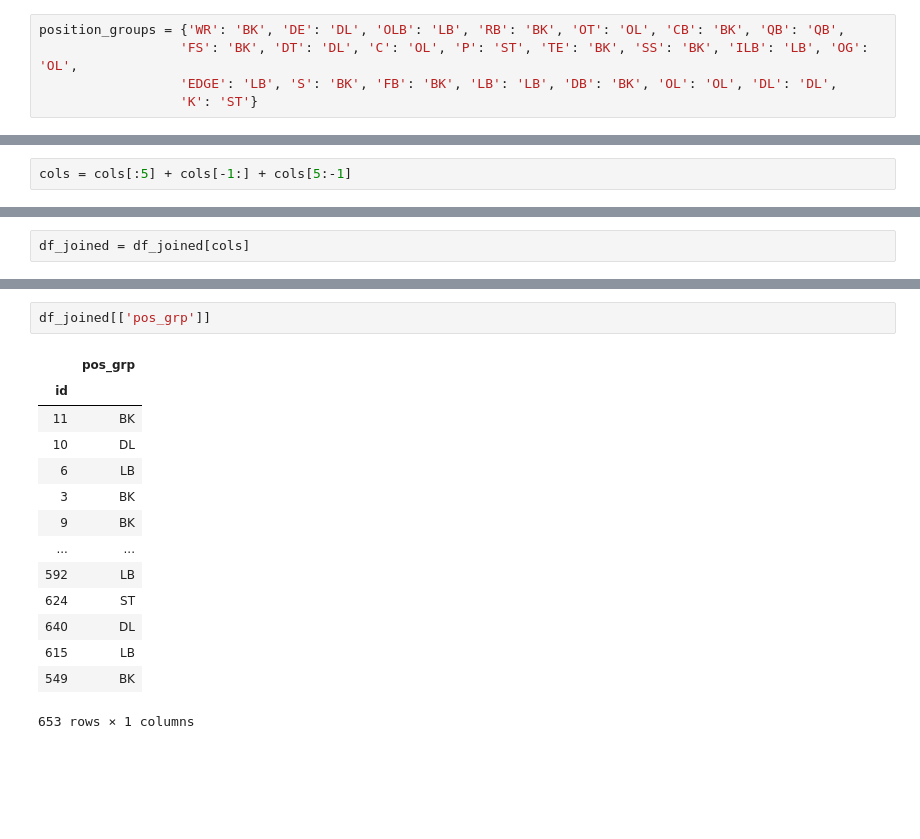
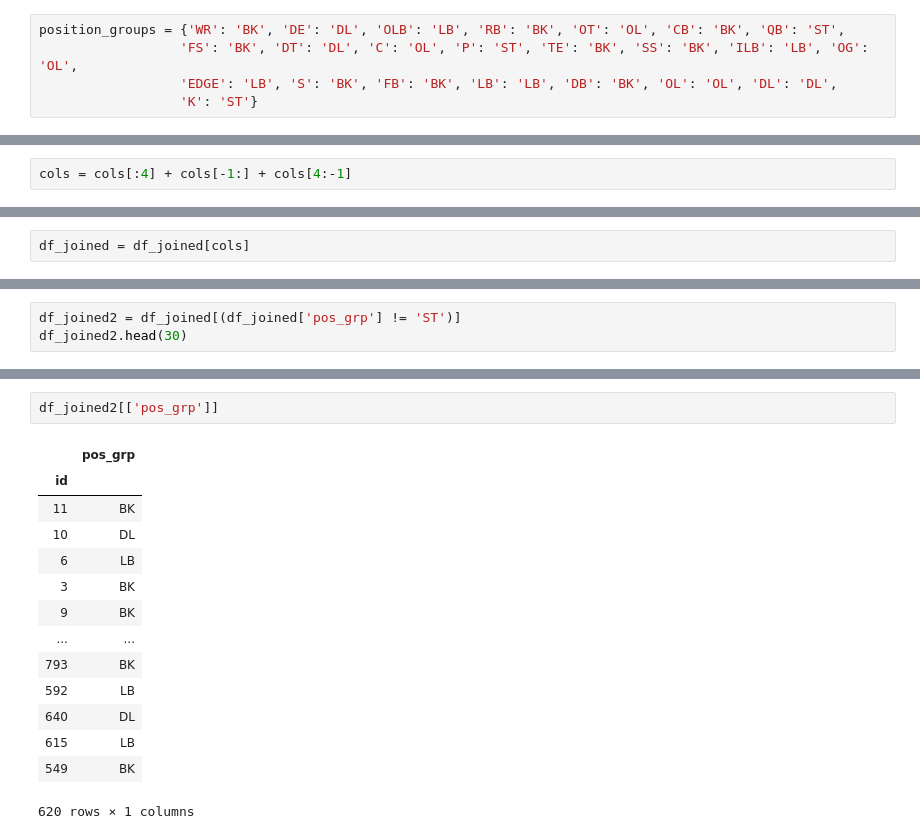
Before and after one commit to j-gilkey/nfl_draft_regression, a Jupyter notebook: nfl_dummy.ipynb, the cells around one changed output, grey strips where cells are left out. Drawn from its saved outputs; the diff is of its cells as text; blank space fills up the shorter version.

```diff
--- a/nfl_dummy.ipynb
+++ b/nfl_dummy.ipynb
@@ -37,7 +38,7 @@ array(['WR', 'DE', 'OLB', 'RB', 'OT', 'CB', 'QB', 'FS', 'DT', 'C', 'P',
        'TE', 'SS', 'ILB', 'OG', 'EDGE', 'S', 'FB', 'LB', 'DB', 'OL', 'DL',
        'K'], dtype=object)
 # %%
-position_groups = {'WR': 'BK', 'DE': 'DL', 'OLB': 'LB', 'RB': 'BK', 'OT': 'OL', 'CB': 'BK', 'QB': 'QB',
+position_groups = {'WR': 'BK', 'DE': 'DL', 'OLB': 'LB', 'RB': 'BK', 'OT': 'OL', 'CB': 'BK', 'QB': 'ST',
                   'FS': 'BK', 'DT': 'DL', 'C': 'OL', 'P': 'ST', 'TE': 'BK', 'SS': 'BK', 'ILB': 'LB', 'OG': 'OL',
                   'EDGE': 'LB', 'S': 'BK', 'FB': 'BK', 'LB': 'LB', 'DB': 'BK', 'OL': 'OL', 'DL': 'DL',
                   'K': 'ST'}
@@ -67,7 +68,7 @@ df_joined.head(50)
 # %%
 cols = df_joined.columns.tolist()
 # %%
-cols = cols[:5] + cols[-1:] + cols[5:-1]
+cols = cols[:4] + cols[-1:] + cols[4:-1]
 # %%
 cols.pop(7)
 # %% [output]
@@ -105,0 +107,3 @@ df_joined.head()
+# %%
+df_joined2 = df_joined[(df_joined['pos_grp'] != 'ST')]
+df_joined2.head(30)
@@ -129,17 +152,17 @@ position_dummy.head(50)
 # %%
-df_joined[['pos_grp']]
+df_joined2[['pos_grp']]
 # %% [output]
 |  | pos_grp |
 | id |  |
 | 11 | BK |
 | 10 | DL |
 | 6 | LB |
 | 3 | BK |
 | 9 | BK |
 | ... | ... |
+| 793 | BK |
 | 592 | LB |
-| 624 | ST |
 | 640 | DL |
 | 615 | LB |
 | 549 | BK |
-653 rows × 1 columns
+620 rows × 1 columns
```
Also changed, not shown: parts of 47 cells of this notebook, 1 other file.
